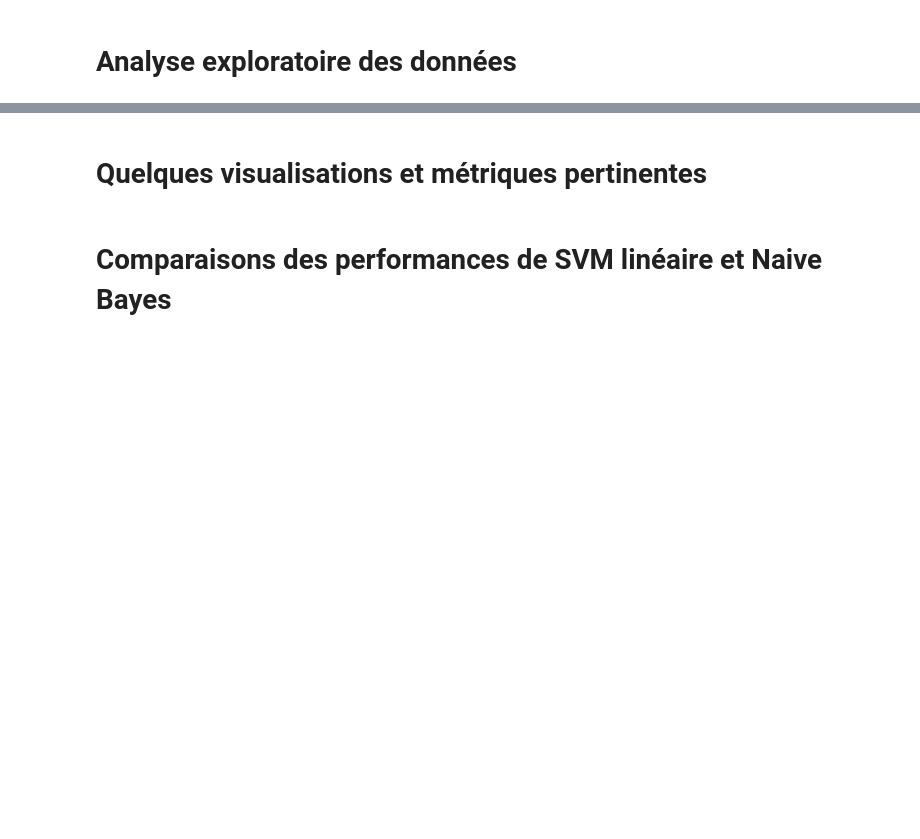
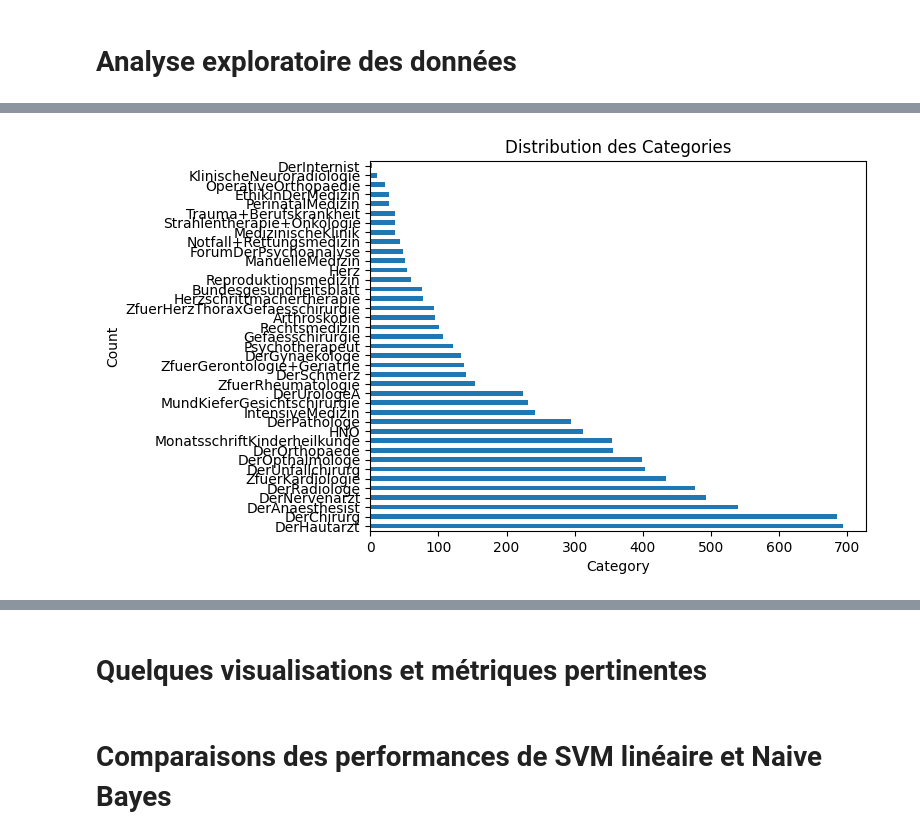
Before and after one commit to eleffa/MuchMore-project, a Jupyter notebook: scientific-medical-abstracts.ipynb, the cells around one changed output, grey strips where cells are left out. Saved outputs shown, nothing was run; the diff lists cells and outputs as text; code cells hidden in the pictures; blank space fills up the shorter version.

Commit message:
Kaggle Notebook | scientific_medical_abstracts | Version 2

```diff
--- a/scientific-medical-abstracts.ipynb
+++ b/scientific-medical-abstracts.ipynb
@@ -36,0 +88,3 @@ Proposer une exploration interactive des données et résultats
+# %%
+df = pd.read_csv("/kaggle/input/muchmoredata/MuchMoreData.csv")
+df.shape[0]
@@ -36,0 +95,4 @@ Proposer une exploration interactive des données et résultats
+# %%
+df['clean_category'] = df['category'].swifter.apply(lambda x: x.split('.')[0])
+print(df.shape)
+df.head()
@@ -36,0 +129,9 @@ Proposer une exploration interactive des données et résultats
+# %%
+import matplotlib.pyplot as plt
+
+df['clean_category'].value_counts().plot(kind='barh')
+plt.ylabel('Count')
+plt.xlabel('Category')
+_ = plt.title('Distribution des Categories')
+# %% [output]
+[figure, added]
```
Also changed, not shown: parts of 13 cells of this notebook.
